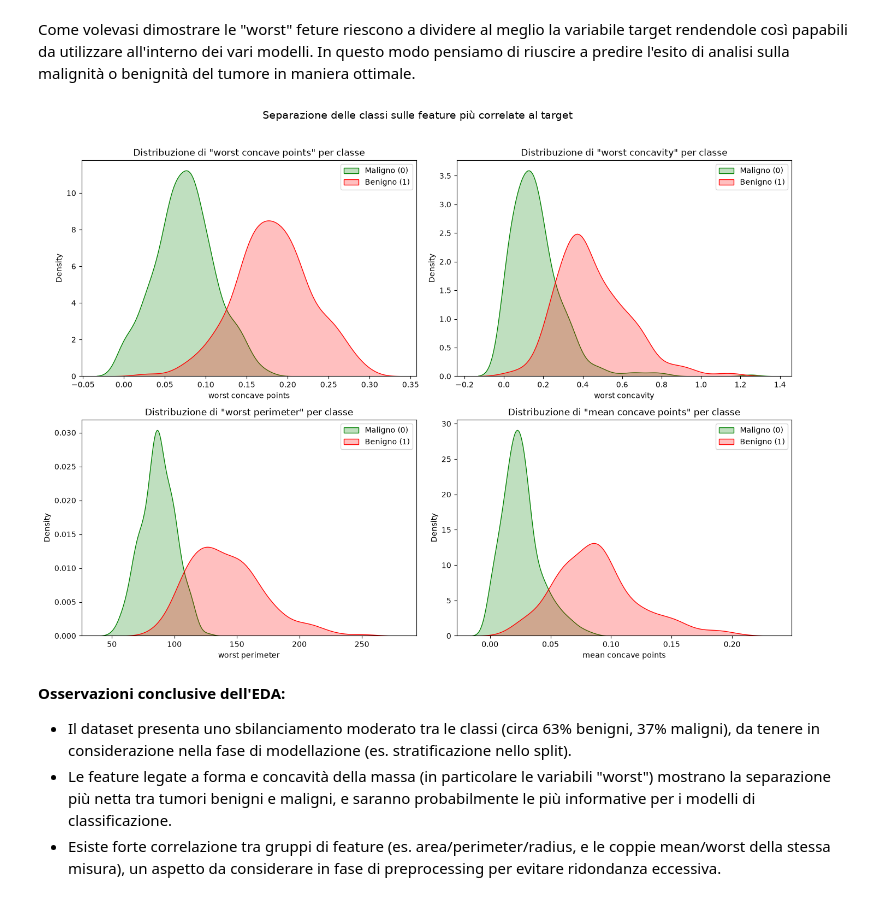
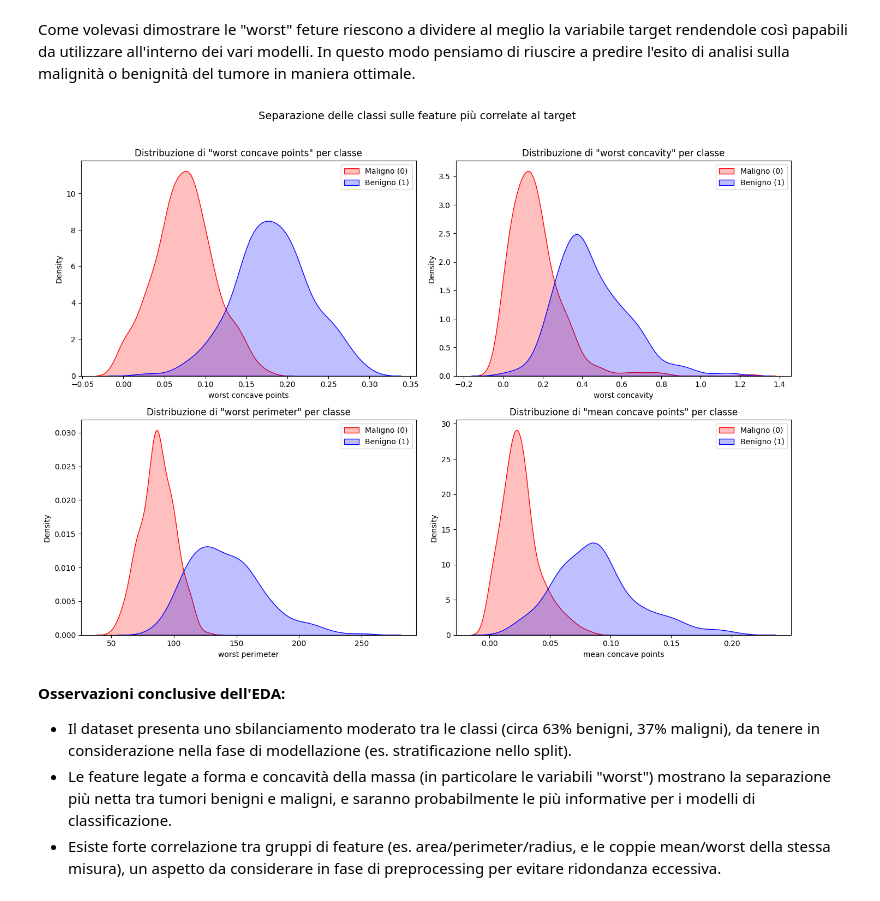
Before and after one commit to JacopoFoschi2/ElaboratoOIAML, a Jupyter notebook: progetto_esame.ipynb, the cells around one changed output. Cells and saved outputs as stored; diff of their text form; code cells hidden in the pictures.

```diff
--- a/progetto_esame.ipynb
+++ b/progetto_esame.ipynb
@@ -164,21 +164,21 @@ Come volevasi dimostrare le "worst" feture riescono a dividere al meglio la vari
 # %%
 # Distribuzione delle feature più discriminanti, suddivise per classe
 features_kde = ['worst concave points', 'worst concavity', 'worst perimeter', 'mean concave points']
 
 fig, axes = plt.subplots(2, 2, figsize=(14, 10))
 axes = axes.ravel()
 
 for i, feature in enumerate(features_kde):
     sns.kdeplot(data=df, x=feature, hue='target', fill=True,
-                palette={0: 'red', 1: 'green'}, common_norm=False, ax=axes[i])
+                palette={0: 'blue', 1: 'red'}, common_norm=False, ax=axes[i])
     axes[i].set_title(f'Distribuzione di "{feature}" per classe')
     axes[i].legend(labels=['Maligno (0)', 'Benigno (1)'])
 
 plt.suptitle('Separazione delle classi sulle feature più correlate al target', y=1.02, fontsize=14)
 plt.tight_layout()
 plt.show()
 # %% [output]
-[figure, old version]
+[figure, new version]
 # %% [markdown]
 **Osservazioni conclusive dell'EDA:**
 
```
Also changed, not shown: parts of 14 cells of this notebook.
